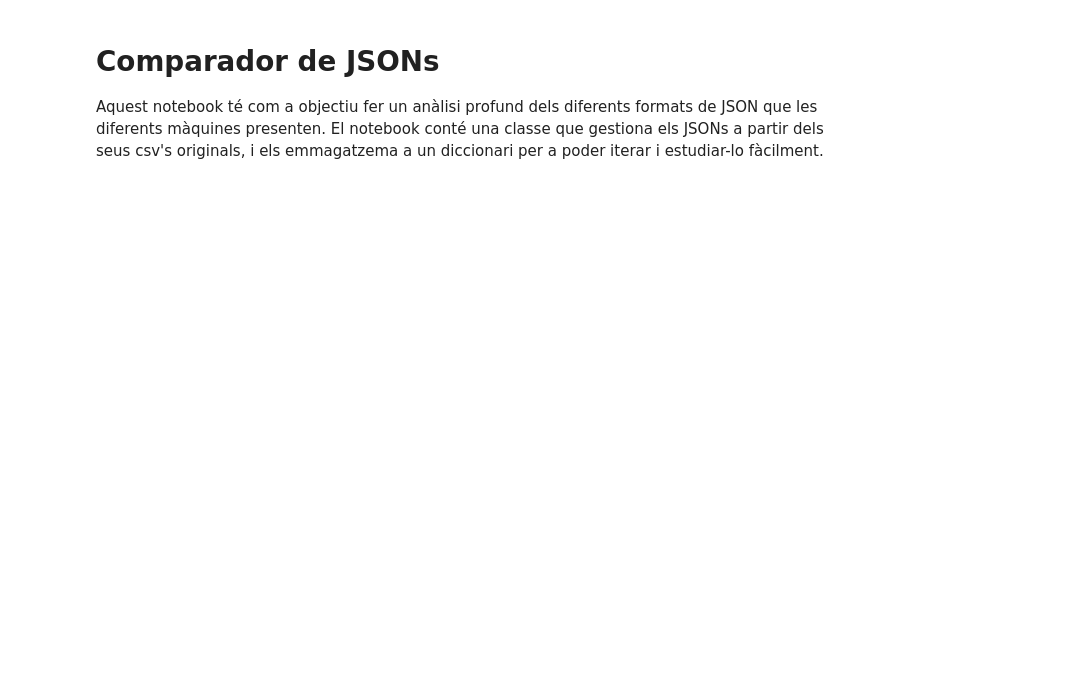
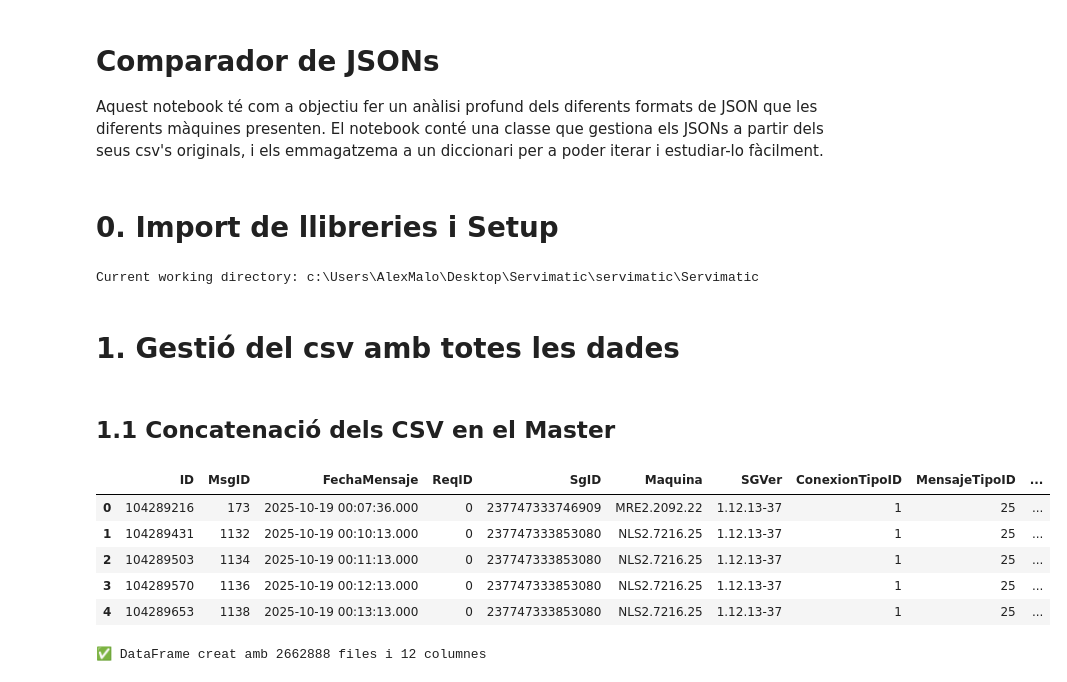
Before and after one commit to Alex-Holistic/Servimatic, a Jupyter notebook: 01_Analisi_JSON_formats.ipynb, the cells around one changed output. Saved outputs shown, nothing was run; the diff lists cells and outputs as text; code cells hidden in the pictures; blank space fills up the shorter version.

```diff
--- a/01_Analisi_JSON_formats.ipynb
+++ b/01_Analisi_JSON_formats.ipynb
@@ -2,7 +2,51 @@
 # Comparador de JSONs
 Aquest notebook té com a objectiu fer un anàlisi profund dels diferents formats de JSON que les diferents màquines presenten.
 El notebook conté una classe que gestiona els JSONs a partir dels seus csv's originals, i els emmagatzema a un diccionari per a poder iterar i estudiar-lo fàcilment.
+# %% [markdown]
+# 0. Import de llibreries i Setup
 # %%
 import os
+import csv
+import glob
+import json
 import pandas as pd
-import json
+from tqdm import tqdm
+
+# print current os location
+print("Current working directory:", os.getcwd())
+# %% [output]
+Current working directory: c:\Users\AlexMalo\Desktop\Servimatic\servimatic\Servimatic
+# %% [markdown]
+# 1. Gestió del csv amb totes les dades
+# %% [markdown]
+## 1.1 Concatenació dels CSV en el Master
+# %%
+full_dataset_path = os.path.join(os.path.dirname(os.getcwd()), 'data','MensajesRAW', 'Mensajes_5.csv')
+
+columns = [
+    "ID", "MsgID", "FechaMensaje", "ReqID", "SgID", "Maquina", "SGVer",
+    "ConexionTipoID", "MensajeTipoID", "Mensaje", "FechaModificacion", "UsuarioModificacion"
+]
+full_df= pd.read_csv(full_dataset_path, sep=';', names = columns, header=None)
+full_df.head()
+# %% [output]
+|  | ID | MsgID | FechaMensaje | ReqID | SgID | Maquina | SGVer | ConexionTipoID | MensajeTipoID | ... |
+| 0 | 104289216 | 173 | 2025-10-19 00:07:36.000 | 0 | 237747333746909 | MRE2.2092.22 | 1.12.13-37 | 1 | 25 | ... |
+| 1 | 104289431 | 1132 | 2025-10-19 00:10:13.000 | 0 | 237747333853080 | NLS2.7216.25 | 1.12.13-37 | 1 | 25 | ... |
+| 2 | 104289503 | 1134 | 2025-10-19 00:11:13.000 | 0 | 237747333853080 | NLS2.7216.25 | 1.12.13-37 | 1 | 25 | ... |
+| 3 | 104289570 | 1136 | 2025-10-19 00:12:13.000 | 0 | 237747333853080 | NLS2.7216.25 | 1.12.13-37 | 1 | 25 | ... |
+| 4 | 104289653 | 1138 | 2025-10-19 00:13:13.000 | 0 | 237747333853080 | NLS2.7216.25 | 1.12.13-37 | 1 | 25 | ... |
+# %%
+all_files = sorted(glob.glob(os.path.join(os.path.dirname(os.getcwd()), 'data', 'MensajesRAW', 'Mensajes_*.csv')))
+
+full_df = pd.concat(
+    (pd.read_csv(f, sep=';', names=columns, header=None) for f in all_files),
+    ignore_index=True
+)
+
+print(f"✅ DataFrame creat amb {len(full_df)} files i {len(full_df.columns)} columnes")
+
+# convert full_df to csv and save it in data folder
+full_df.to_csv(os.path.join(os.path.dirname(os.getcwd()), 'data', 'master_mensajes.csv'), index=False)
+# %% [output]
+✅ DataFrame creat amb 2662888 files i 12 columnes
```
Also changed, not shown: parts of 27 cells of this notebook, 3 other files.
